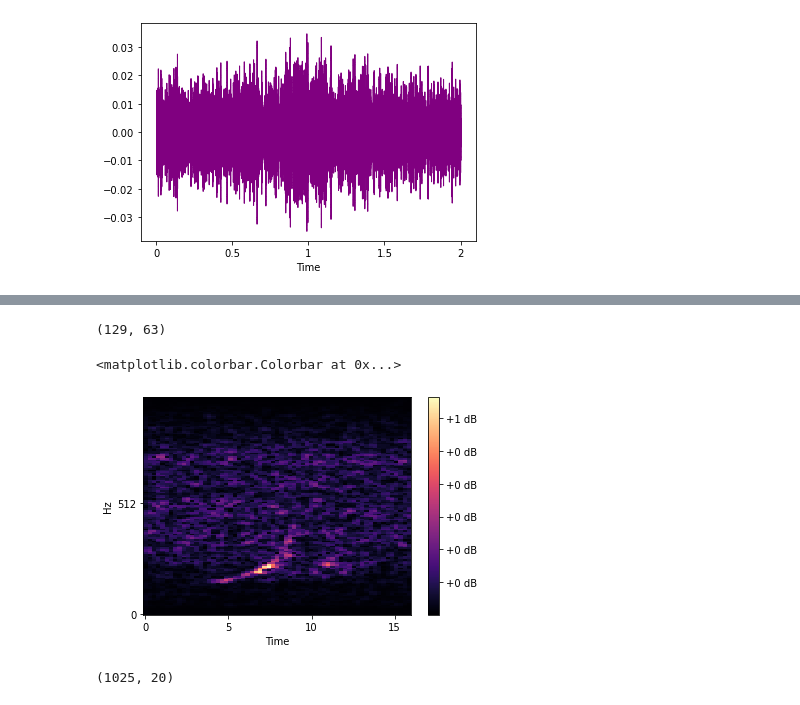
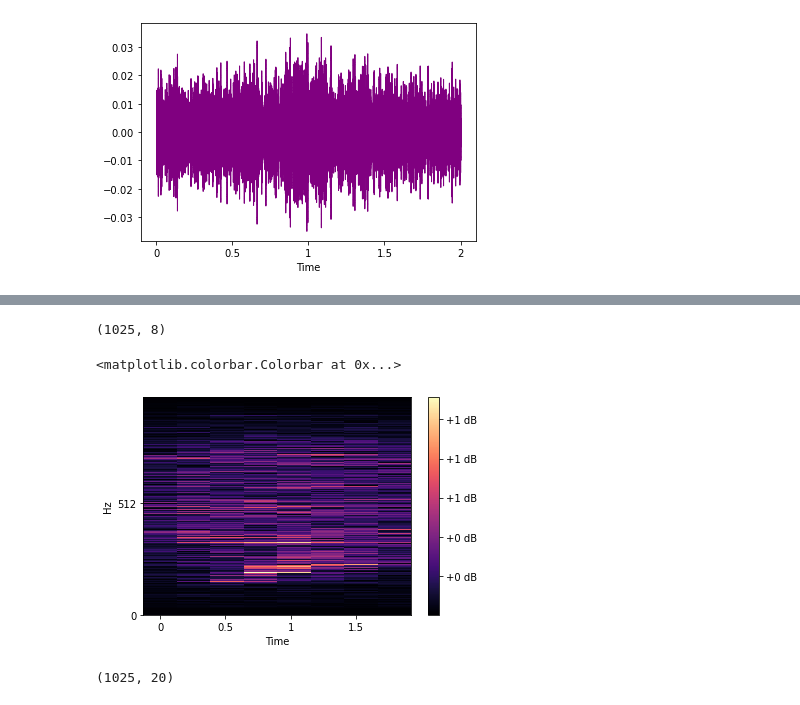
Before and after one commit to mpolyakova/right-whale-detection-deep-metis, a Jupyter notebook: 1 - Basic Librosa.ipynb, the cells around one changed output, grey strips where cells are left out. Drawn from its saved outputs; the diff is of its cells as text; code cells hidden in the pictures.

```diff
--- a/1 - Basic Librosa.ipynb
+++ b/1 - Basic Librosa.ipynb
@@ -75,24 +81,24 @@ librosa.display.waveshow(y2, sr=sr, x_axis='time',color='blue')
 # #Well, Im not seeing much difference - not surprising, only human:)
 # %%
 # mfccs = librosa.feature.mfcc(y=y, sr=sr)
-n_fft=256
+# n_fft=256
 
-Y = librosa.stft(y, n_fft=n_fft)
+Y = librosa.stft(y)
 #Window length explanation: https://dsp.stackexchange.com/questions/248/how-do-i-optimize-the-window-lengths-in-stft
 #Since we care about the frequency more than the time, we should keep the window default
 print(Y.shape)
-librosa.display.specshow(Y,sr=sr,x_axis='time', y_axis='mel',n_fft=n_fft)
+librosa.display.specshow(Y,sr=sr,x_axis='time', y_axis='mel')
 plt.colorbar(format='%+2.0f dB')
 #So generally, Melgrams - closer to the way we hear, perform better. However, these are whales, after all, underwater - will it actually perform better?? Or is what works for humans not ideal in this case?
 #Cat classificator uses mel spectrograms
 # https://en.wikipedia.org/wiki/Whale_vocalization
 #Right whales dont quite sing - they do an "upcall"
 #So - humans hear on the melscale. Maybe whales dont. But - in order to visualize better, I want to see the spectrogram better for humans
 #Same with amplitude
 # %% [output]
-(129, 63)
+(1025, 8)
 <matplotlib.colorbar.Colorbar at 0x...>
-[figure, old version]
+[figure, new version]
 # %%
 Y.shape
 # %% [output]
```
Also changed, not shown: parts of 2 cells of this notebook, 21 other files.
